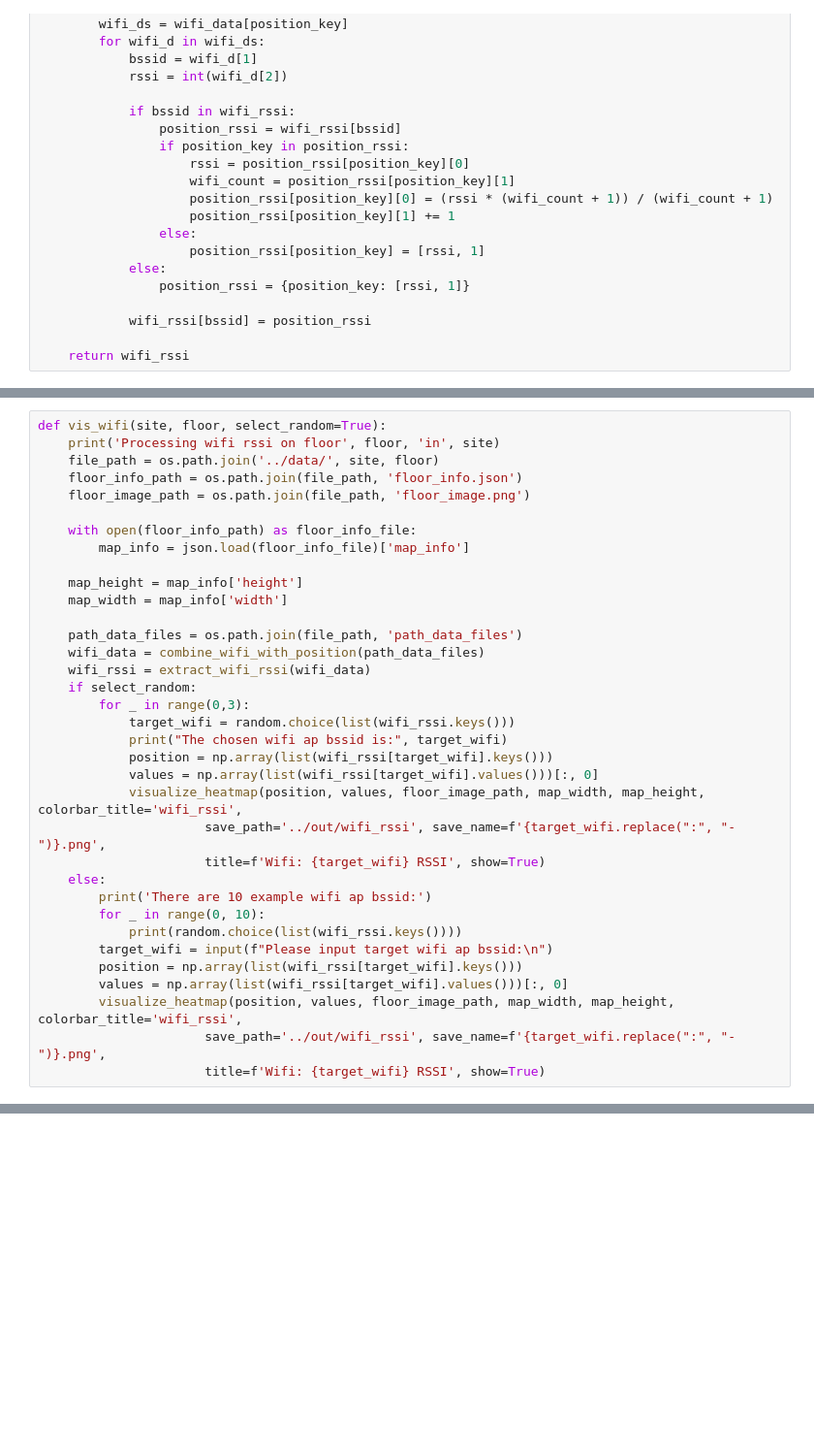
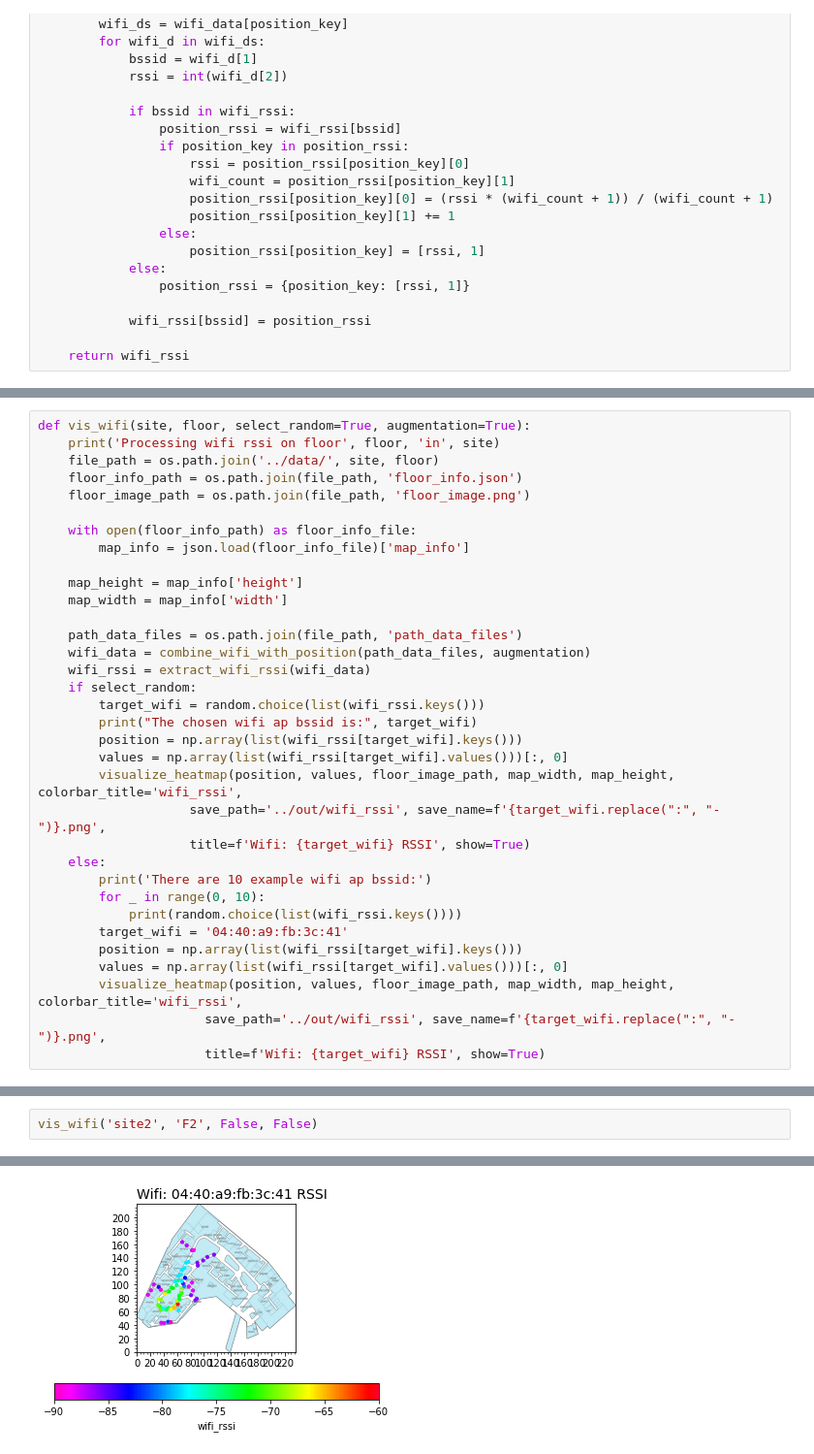
Before and after one commit to Thumbby/urban-computing-NTU, a Jupyter notebook: project_1/src/wifi.ipynb, the cells around one changed output, grey strips where cells are left out. Shown at 97% size. Saved outputs shown, nothing was run; the diff lists cells and outputs as text; blank space fills up the shorter version.

```diff
--- a/project_1/src/wifi.ipynb
+++ b/project_1/src/wifi.ipynb
@@ -173,7 +173,7 @@ def visualize_heatmap(position, value, floor_plan_file, width, height, colorbar_
     if show:
         plt.show()
 # %%
-def vis_wifi(site, floor, select_random=True):
+def vis_wifi(site, floor, select_random=True, augmentation=True):
     print('Processing wifi rssi on floor', floor, 'in', site)
     file_path = os.path.join('../data/', site, floor)
     floor_info_path = os.path.join(file_path, 'floor_info.json')
@@ -186,22 +186,21 @@ def vis_wifi(site, floor, select_random=True):
     map_width = map_info['width']
 
     path_data_files = os.path.join(file_path, 'path_data_files')
-    wifi_data = combine_wifi_with_position(path_data_files)
+    wifi_data = combine_wifi_with_position(path_data_files, augmentation)
     wifi_rssi = extract_wifi_rssi(wifi_data)
     if select_random:
-        for _ in range(0,3):
-            target_wifi = random.choice(list(wifi_rssi.keys()))
-            print("The chosen wifi ap bssid is:", target_wifi)
-            position = np.array(list(wifi_rssi[target_wifi].keys()))
-            values = np.array(list(wifi_rssi[target_wifi].values()))[:, 0]
-            visualize_heatmap(position, values, floor_image_path, map_width, map_height, colorbar_title='wifi_rssi',
-                      save_path='../out/wifi_rssi', save_name=f'{target_wifi.replace(":", "-")}.png',
-                      title=f'Wifi: {target_wifi} RSSI', show=True)
+        target_wifi = random.choice(list(wifi_rssi.keys()))
+        print("The chosen wifi ap bssid is:", target_wifi)
+        position = np.array(list(wifi_rssi[target_wifi].keys()))
+        values = np.array(list(wifi_rssi[target_wifi].values()))[:, 0]
+        visualize_heatmap(position, values, floor_image_path, map_width, map_height, colorbar_title='wifi_rssi',
+                    save_path='../out/wifi_rssi', save_name=f'{target_wifi.replace(":", "-")}.png',
+                    title=f'Wifi: {target_wifi} RSSI', show=True)
     else:
         print('There are 10 example wifi ap bssid:')
         for _ in range(0, 10):
             print(random.choice(list(wifi_rssi.keys())))
-        target_wifi = input(f"Please input target wifi ap bssid:\n")
+        target_wifi = '04:40:a9:fb:3c:41'
         position = np.array(list(wifi_rssi[target_wifi].keys()))
         values = np.array(list(wifi_rssi[target_wifi].values()))[:, 0]
         visualize_heatmap(position, values, floor_image_path, map_width, map_height, colorbar_title='wifi_rssi',
@@ -234,0 +209,3 @@ The chosen wifi ap bssid is: 28:23:f5:0d:94:d0
+# %%
+vis_wifi('site2', 'F2', False, False)
+# %% [output]
@@ -234,0 +229 @@ The chosen wifi ap bssid is: 28:23:f5:0d:94:d0
+[figure, added]
```
Also changed, not shown: parts of 3 cells of this notebook, 2 other files.
